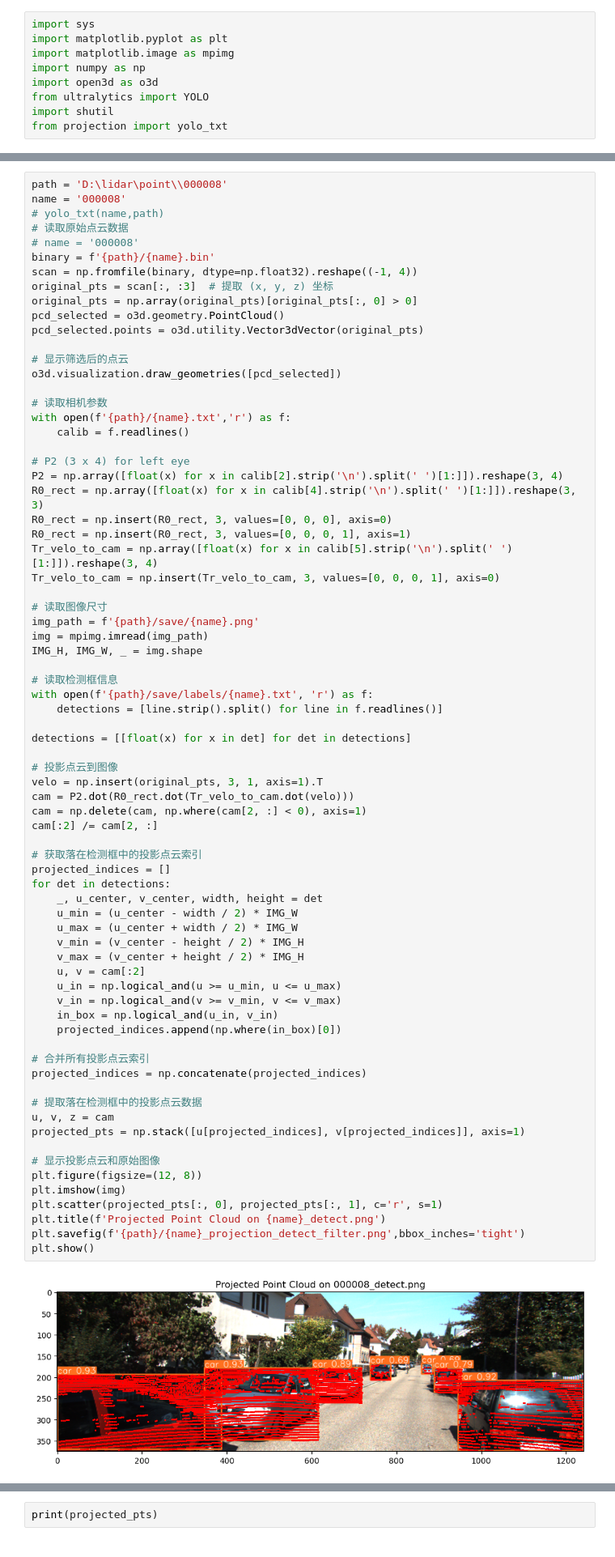
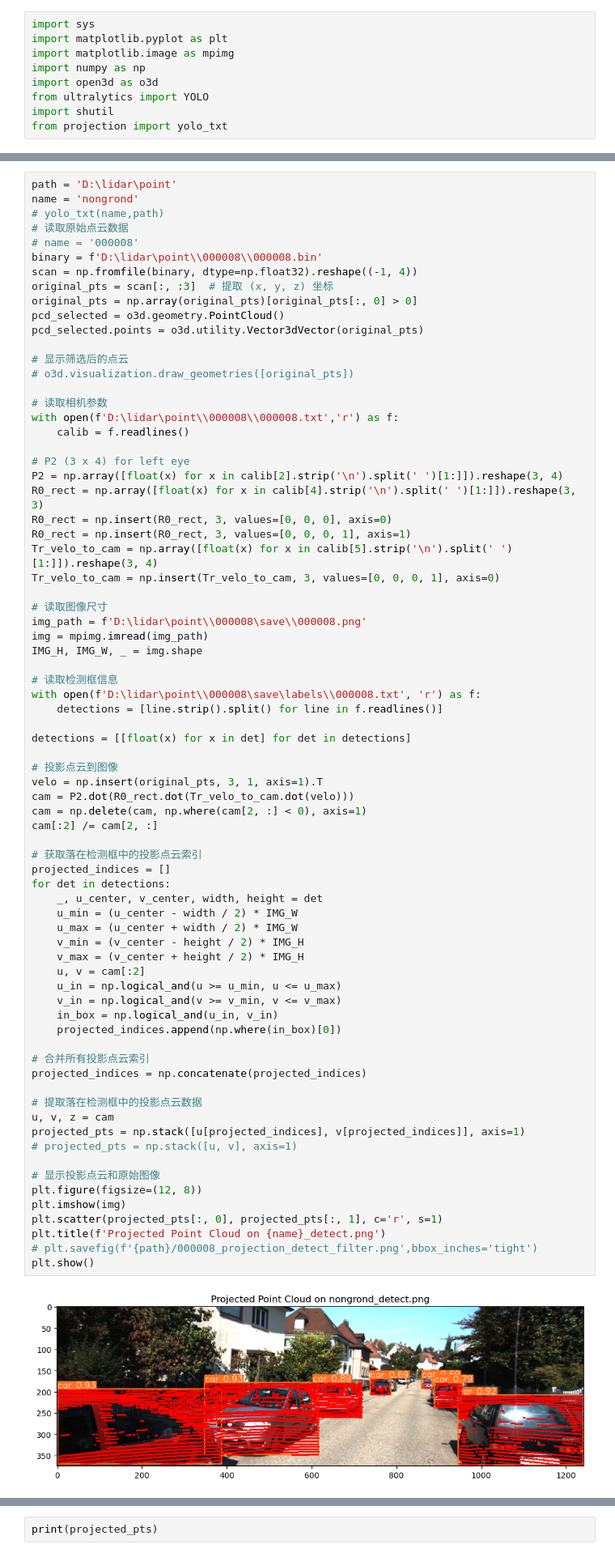
Before and after one commit to lingxe01/lidar, a Jupyter notebook: point/test.ipynb, the cells around one changed output, grey strips where cells are left out. Shown at 81% size. Saved outputs shown, nothing was run; the diff lists cells and outputs as text.

```diff
--- a/point/test.ipynb
+++ b/point/test.ipynb
@@ -10,10 +137,10 @@ from projection import yolo_txt
 # %%
-path = 'D:\lidar\point\\000008'
-name = '000008'
+path = 'D:\lidar\point'
+name = 'nongrond'
 # yolo_txt(name,path)
 # 读取原始点云数据
 # name = '000008'
-binary = f'{path}/{name}.bin'
+binary = f'D:\lidar\point\\000008\\000008.bin'
 scan = np.fromfile(binary, dtype=np.float32).reshape((-1, 4))
 original_pts = scan[:, :3]  # 提取 (x, y, z) 坐标
 original_pts = np.array(original_pts)[original_pts[:, 0] > 0]
@@ -21,10 +148,10 @@ pcd_selected = o3d.geometry.PointCloud()
 pcd_selected.points = o3d.utility.Vector3dVector(original_pts)
 
 # 显示筛选后的点云
-o3d.visualization.draw_geometries([pcd_selected])
+# o3d.visualization.draw_geometries([original_pts])
 
 # 读取相机参数
-with open(f'{path}/{name}.txt','r') as f:
+with open(f'D:\lidar\point\\000008\\000008.txt','r') as f:
     calib = f.readlines()
 
 # P2 (3 x 4) for left eye
@@ -36,12 +163,12 @@ Tr_velo_to_cam = np.array([float(x) for x in calib[5].strip('\n').split(' ')[1:]
 Tr_velo_to_cam = np.insert(Tr_velo_to_cam, 3, values=[0, 0, 0, 1], axis=0)
 
 # 读取图像尺寸
-img_path = f'{path}/save/{name}.png'
+img_path = f'D:\lidar\point\\000008\save\\000008.png'
 img = mpimg.imread(img_path)
 IMG_H, IMG_W, _ = img.shape
 
 # 读取检测框信息
-with open(f'{path}/save/labels/{name}.txt', 'r') as f:
+with open(f'D:\lidar\point\\000008\save\labels\\000008.txt', 'r') as f:
     detections = [line.strip().split() for line in f.readlines()]
 
 detections = [[float(x) for x in det] for det in detections]
@@ -53,35 +180,36 @@ cam = np.delete(cam, np.where(cam[2, :] < 0), axis=1)
 cam[:2] /= cam[2, :]
 
 # 获取落在检测框中的投影点云索引
 projected_indices = []
 for det in detections:
     _, u_center, v_center, width, height = det
     u_min = (u_center - width / 2) * IMG_W
     u_max = (u_center + width / 2) * IMG_W
     v_min = (v_center - height / 2) * IMG_H
     v_max = (v_center + height / 2) * IMG_H
     u, v = cam[:2]
     u_in = np.logical_and(u >= u_min, u <= u_max)
     v_in = np.logical_and(v >= v_min, v <= v_max)
     in_box = np.logical_and(u_in, v_in)
     projected_indices.append(np.where(in_box)[0])
 
 # 合并所有投影点云索引
 projected_indices = np.concatenate(projected_indices)
 
 # 提取落在检测框中的投影点云数据
 u, v, z = cam
 projected_pts = np.stack([u[projected_indices], v[projected_indices]], axis=1)
+# projected_pts = np.stack([u, v], axis=1)
 
 # 显示投影点云和原始图像
 plt.figure(figsize=(12, 8))
 plt.imshow(img)
 plt.scatter(projected_pts[:, 0], projected_pts[:, 1], c='r', s=1)
 plt.title(f'Projected Point Cloud on {name}_detect.png')
-plt.savefig(f'{path}/{name}_projection_detect_filter.png',bbox_inches='tight')
+# plt.savefig(f'{path}/000008_projection_detect_filter.png',bbox_inches='tight')
 plt.show()
 # %% [output]
-[figure, old version]
+[figure, new version]
 # %%
 print(projected_pts.shape)
 print(original_pts.shape)
```
Also changed, not shown: parts of 3 cells of this notebook, 11 other files.
